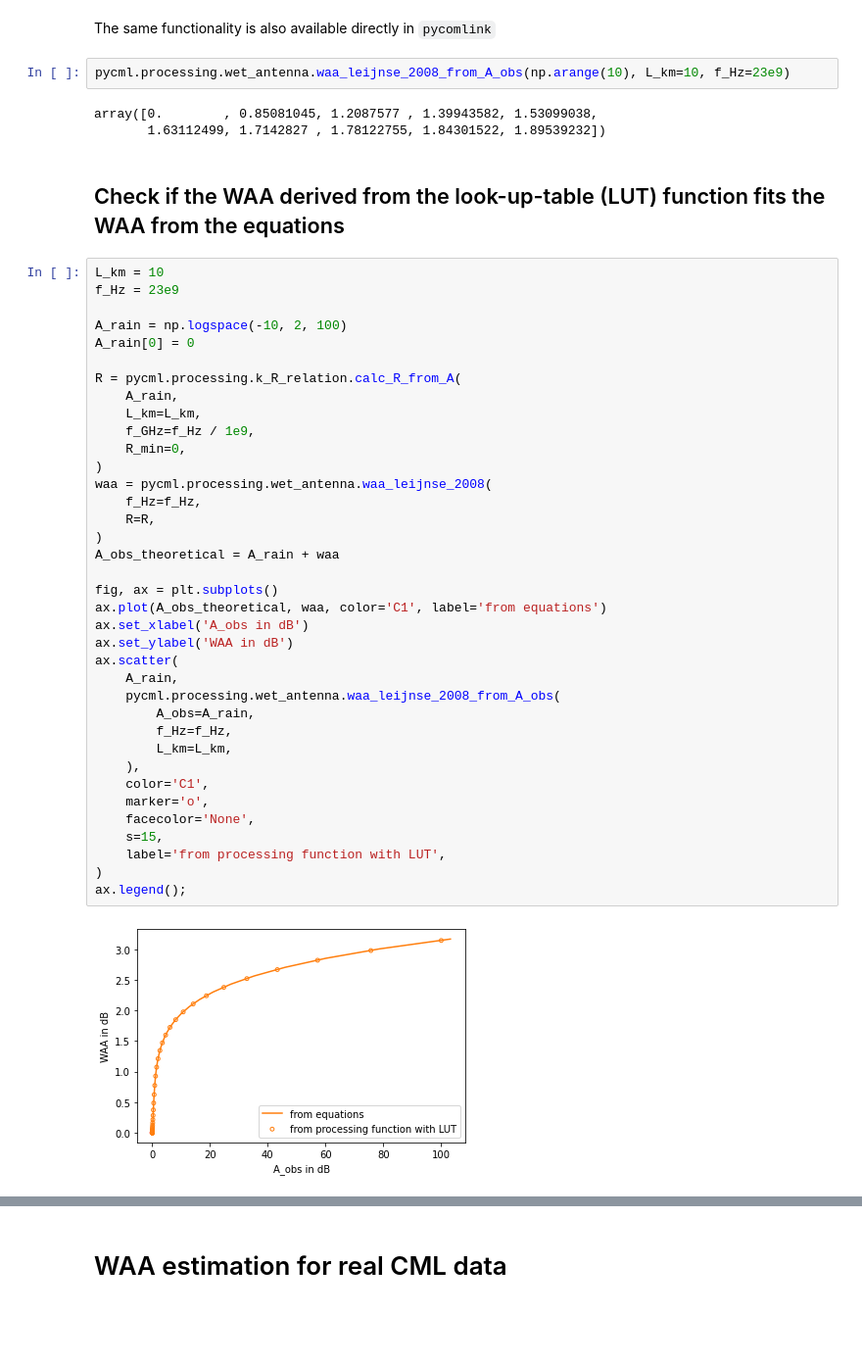
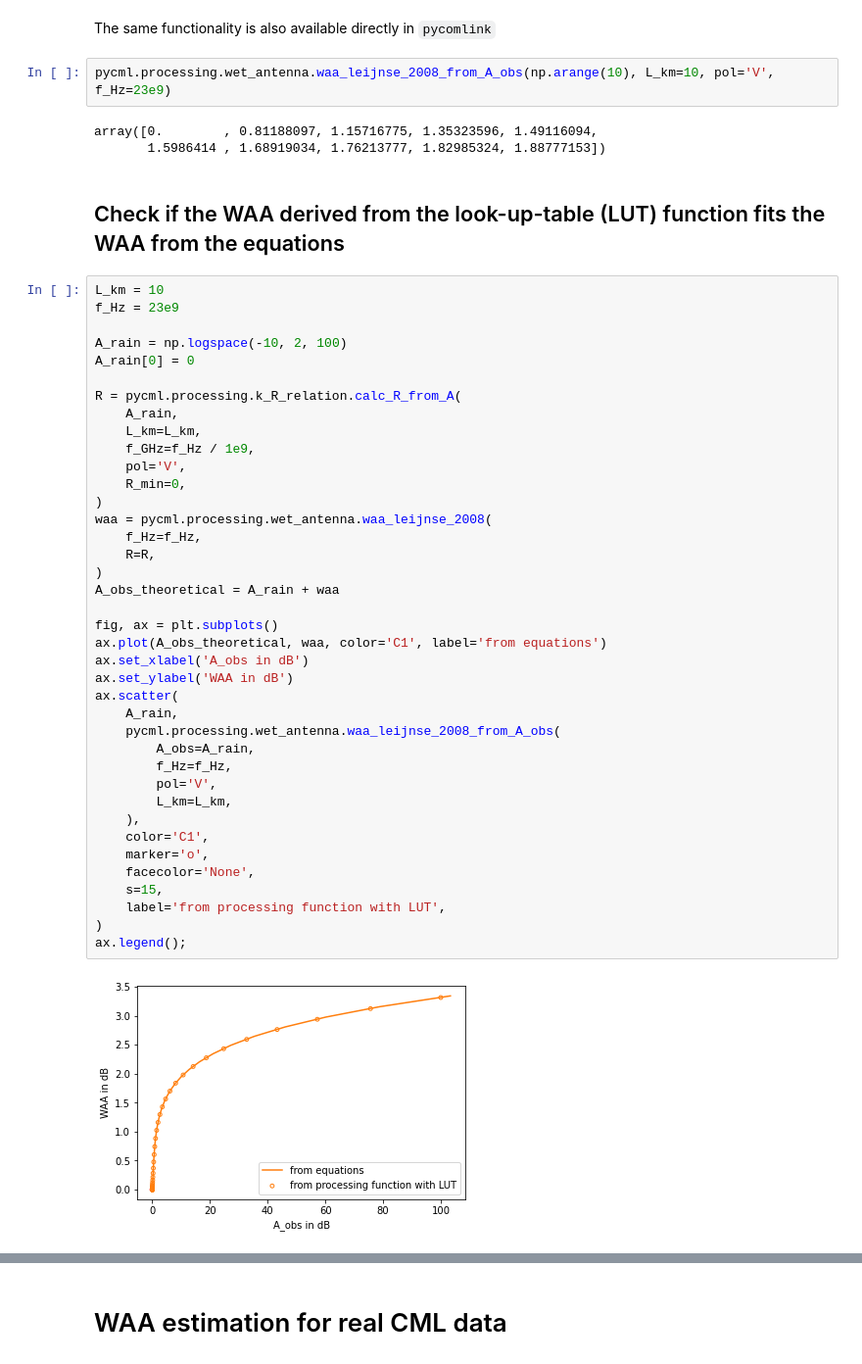
Before and after one commit to pycomlink/pycomlink, a Jupyter notebook: notebooks/Wet antenna attenuation.ipynb, the cells around one changed output, grey strips where cells are left out. Shown at 98% size. Saved outputs shown, nothing was run; the diff lists cells and outputs as text; blank space fills up the shorter version.

```diff
--- a/notebooks/Wet antenna attenuation.ipynb
+++ b/notebooks/Wet antenna attenuation.ipynb
@@ -97,10 +97,10 @@ array([0.        , 0.85081045, 1.2087577 , 1.39943582, 1.53099038,
 # %% [markdown]
 The same functionality is also available directly in `pycomlink`
 # %%
-pycml.processing.wet_antenna.waa_leijnse_2008_from_A_obs(np.arange(10), L_km=10, f_Hz=23e9)
+pycml.processing.wet_antenna.waa_leijnse_2008_from_A_obs(np.arange(10), L_km=10, pol='V', f_Hz=23e9)
 # %% [output]
-array([0.        , 0.85081045, 1.2087577 , 1.39943582, 1.53099038,
-       1.63112499, 1.7142827 , 1.78122755, 1.84301522, 1.89539232])
+array([0.        , 0.81188097, 1.15716775, 1.35323596, 1.49116094,
+       1.5986414 , 1.68919034, 1.76213777, 1.82985324, 1.88777153])
 # %% [markdown]
 ## Check if the WAA derived from the look-up-table (LUT) function fits the WAA from the equations
 # %%
@@ -114,31 +114,33 @@ R = pycml.processing.k_R_relation.calc_R_from_A(
     A_rain,
     L_km=L_km,
     f_GHz=f_Hz / 1e9,
+    pol='V',
     R_min=0,
 )
 waa = pycml.processing.wet_antenna.waa_leijnse_2008(
     f_Hz=f_Hz,
     R=R,
 )
 A_obs_theoretical = A_rain + waa
 
 fig, ax = plt.subplots()
 ax.plot(A_obs_theoretical, waa, color='C1', label='from equations')
 ax.set_xlabel('A_obs in dB')
 ax.set_ylabel('WAA in dB')
 ax.scatter(
     A_rain,
     pycml.processing.wet_antenna.waa_leijnse_2008_from_A_obs(
         A_obs=A_rain,
         f_Hz=f_Hz,
+        pol='V',
         L_km=L_km,
     ),
     color='C1',
     marker='o',
     facecolor='None',
     s=15,
     label='from processing function with LUT',
 )
 ax.legend();
 # %% [output]
-[figure, old version]
+[figure, new version]
```
Also changed, not shown: parts of 19 cells of this notebook, 2 other files.
